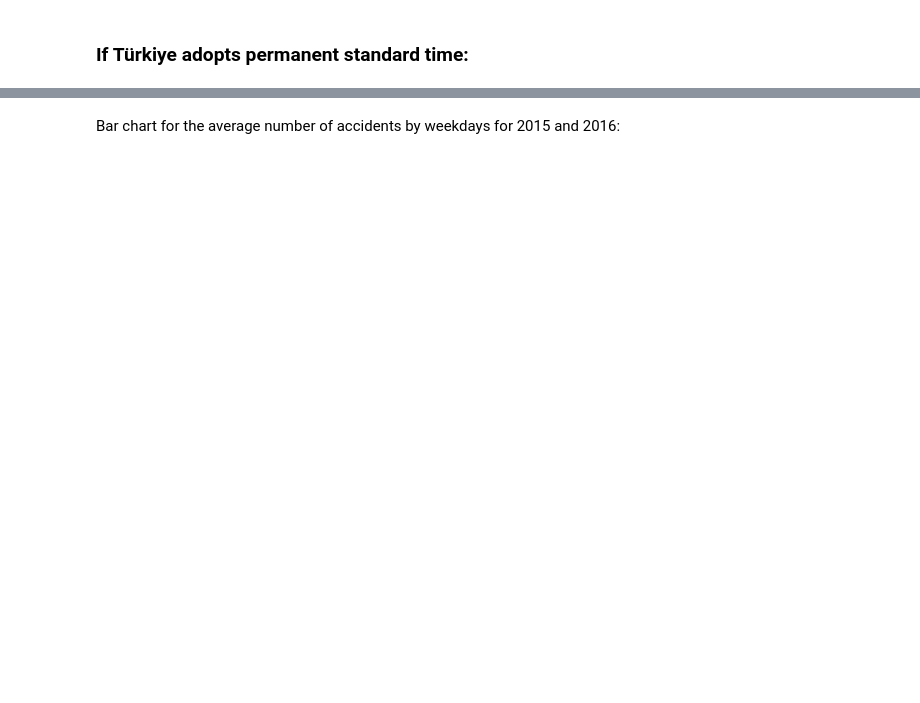
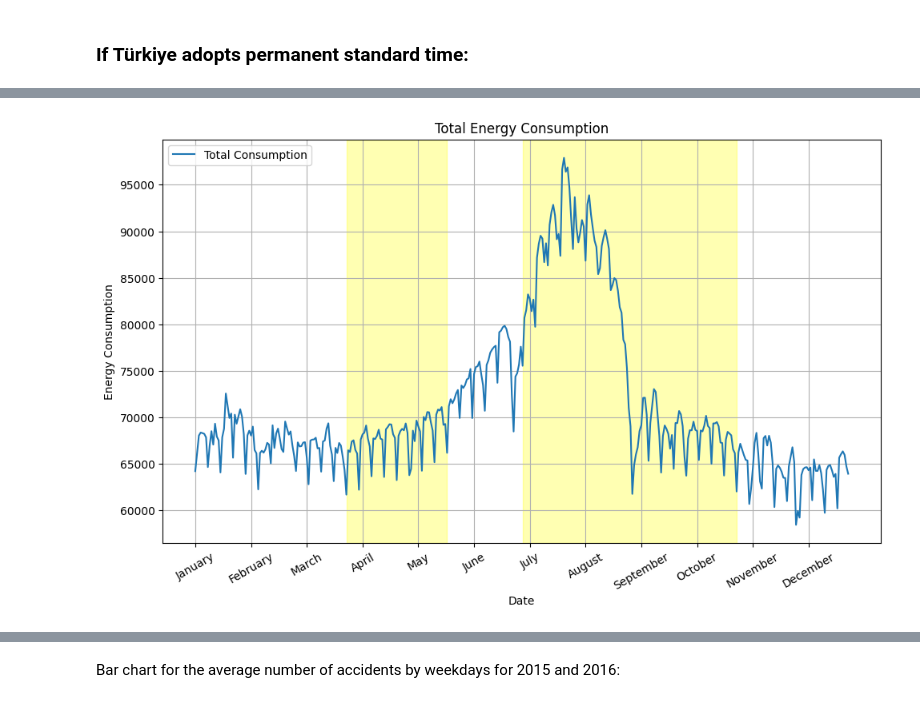
Before and after one commit to FlyinHedgehog/dst-impact-analysis, a Jupyter notebook: dst_impact_analysis.ipynb, the cells around one changed output, grey strips where cells are left out. Saved outputs shown, nothing was run; the diff lists cells and outputs as text; code cells hidden in the pictures; blank space fills up the shorter version.

```diff
--- a/dst_impact_analysis.ipynb
+++ b/dst_impact_analysis.ipynb
@@ -447,0 +579,26 @@ plt.show()
+# %%
+daily_avg_all_zones = tetouan_df['TotalConsumption'].values.reshape(day_count, 24).mean(axis=1)
+
+plt.figure(figsize=(10, 6))
+ax = plt.gca()
+
+plt.plot(np.arange(day_count), daily_avg_all_zones, label='Total Consumption')
+
+plt.xlabel('Date')
+plt.ylabel('Energy Consumption')
+plt.title('Total Energy Consumption')
+plt.legend()
+plt.grid(True)
+plt.tight_layout()
+
+ax.set_xticks(np.arange(0, day_count, step=31))
+ax.set_xticklabels(calendar.month_name[1:], rotation=30)
+
+for start_date, end_date in time_changes:
+    start_index = tetouan_df[tetouan_df['Datetime'] == start_date].index[0] // 24
+    end_index = tetouan_df[tetouan_df['Datetime'] == end_date].index[0] // 24
+    ax.axvspan(start_index, end_index, color='yellow', alpha=0.3)
+
+plt.show()
+# %% [output]
+[figure, added]
```
Also changed, not shown: parts of 56 cells of this notebook, 10 other files.
